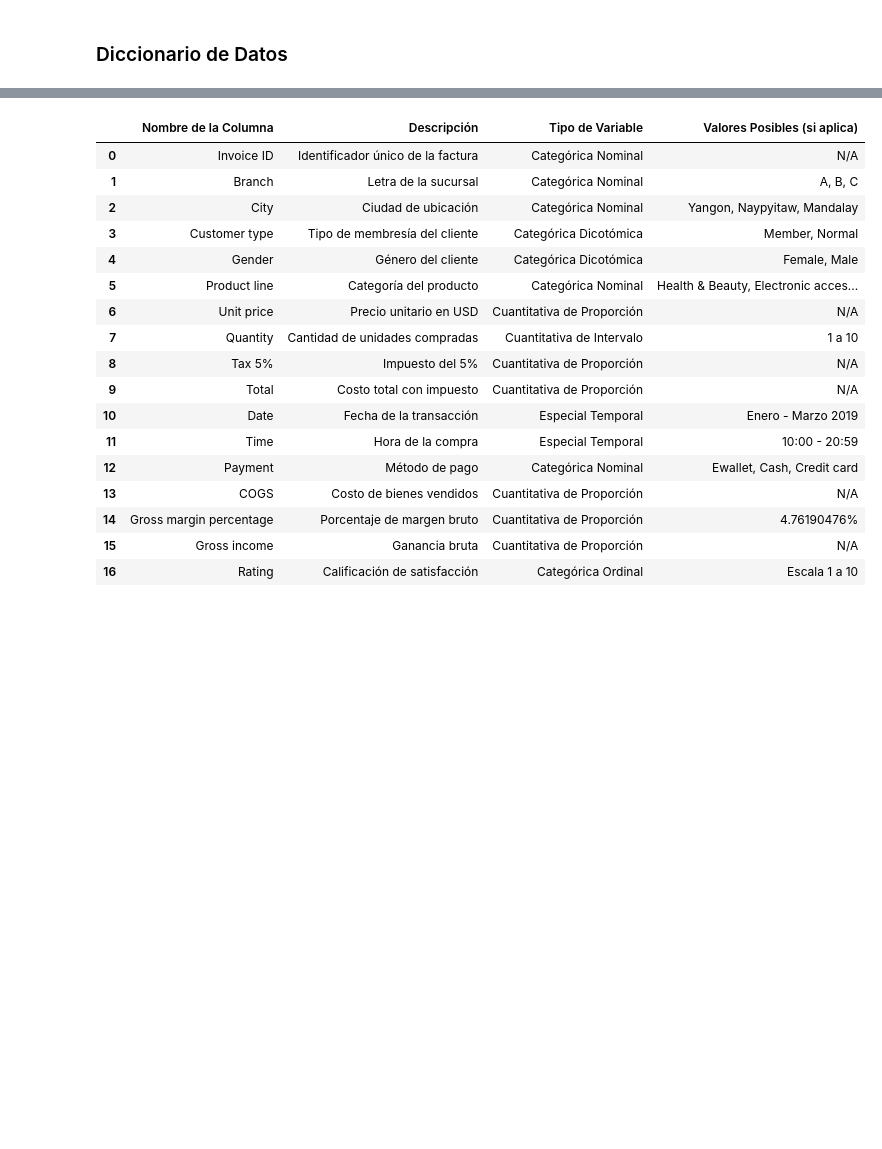
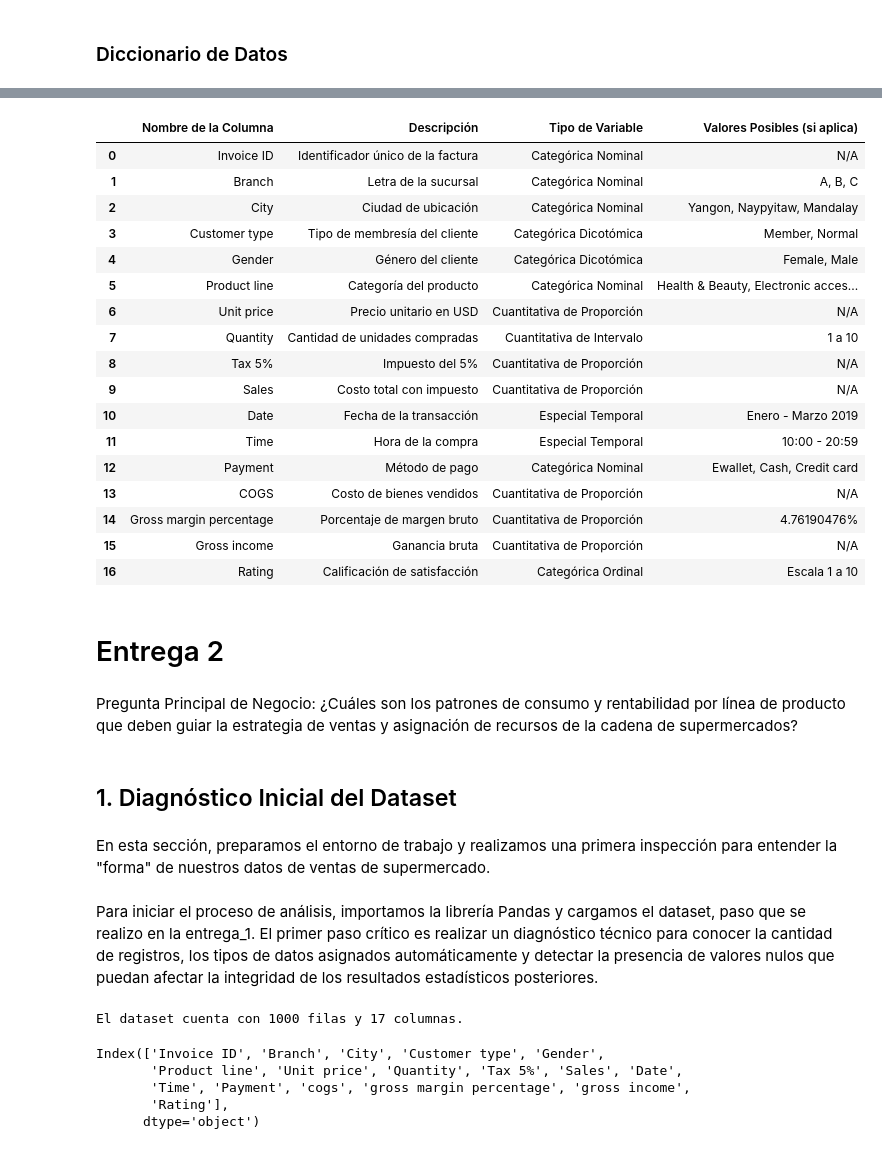
Before and after one commit to DaniGa-Mo/VISUALIZACI-N-Y-AN-LISIS-DE-DATOS-ESTRAT-GICOS-CON-PYTHON, a Jupyter notebook: Daniel_Gallardo_proyecto.ipynb, the cells around one changed output, grey strips where cells are left out. Cells and saved outputs as stored; diff of their text form; code cells hidden in the pictures; blank space fills up the shorter version.

```diff
--- a/Daniel_Gallardo_proyecto.ipynb
+++ b/Daniel_Gallardo_proyecto.ipynb
@@ -88,7 +68,7 @@ memory usage: 132.9+ KB
 data_dict = {
     "Nombre de la Columna": [
         "Invoice ID", "Branch", "City", "Customer type", "Gender",
-        "Product line", "Unit price", "Quantity", "Tax 5%", "Total",
+        "Product line", "Unit price", "Quantity", "Tax 5%", "Sales",
         "Date", "Time", "Payment", "COGS", "Gross margin percentage",
         "Gross income", "Rating"
     ],
@@ -110,34 +90,34 @@ data_dict = {
     ],
     "Valores Posibles (si aplica)": [
         "N/A", "A, B, C", "Yangon, Naypyitaw, Mandalay",
         "Member, Normal", "Female, Male", "Health & Beauty, Electronic accessories, etc.",
         "N/A", "1 a 10", "N/A", "N/A", "Enero - Marzo 2019", "10:00 - 20:59",
         "Ewallet, Cash, Credit card", "N/A", "4.76190476%", "N/A", "Escala 1 a 10"
     ]
 }
 
 diccionario_df = pd.DataFrame(data_dict)
 
 # 2. Aplicar estilo para alinear a la izquierda
 # 'props' define la propiedad CSS 'text-align' como 'left'
 styled_df = diccionario_df.style.set_properties(**{'text-align': 'left'}).set_table_styles([
     dict(selector='th', props=[('text-align', 'left')]) # Esto alinea también los encabezados
 ])
 
 # 3. Mostrar la tabla
 display(styled_df)
 # %% [output]
 |  | Nombre de la Columna | Descripción | Tipo de Variable | Valores Posibles (si aplica) |
 | 0 | Invoice ID | Identificador único de la factura | Categórica Nominal | N/A |
 | 1 | Branch | Letra de la sucursal | Categórica Nominal | A, B, C |
 | 2 | City | Ciudad de ubicación | Categórica Nominal | Yangon, Naypyitaw, Mandalay |
 | 3 | Customer type | Tipo de membresía del cliente | Categórica Dicotómica | Member, Normal |
 | 4 | Gender | Género del cliente | Categórica Dicotómica | Female, Male |
 | 5 | Product line | Categoría del producto | Categórica Nominal | Health & Beauty, Electronic acces... |
 | 6 | Unit price | Precio unitario en USD | Cuantitativa de Proporción | N/A |
 | 7 | Quantity | Cantidad de unidades compradas | Cuantitativa de Intervalo | 1 a 10 |
 | 8 | Tax 5% | Impuesto del 5% | Cuantitativa de Proporción | N/A |
-| 9 | Total | Costo total con impuesto | Cuantitativa de Proporción | N/A |
+| 9 | Sales | Costo total con impuesto | Cuantitativa de Proporción | N/A |
 | 10 | Date | Fecha de la transacción | Especial Temporal | Enero - Marzo 2019 |
 | 11 | Time | Hora de la compra | Especial Temporal | 10:00 - 20:59 |
 | 12 | Payment | Método de pago | Categórica Nominal | Ewallet, Cash, Credit card |
@@ -145,3 +125,28 @@ display(styled_df)
 | 14 | Gross margin percentage | Porcentaje de margen bruto | Cuantitativa de Proporción | 4.76190476% |
 | 15 | Gross income | Ganancia bruta | Cuantitativa de Proporción | N/A |
 | 16 | Rating | Calificación de satisfacción | Categórica Ordinal | Escala 1 a 10 |
+# %% [markdown]
+# Entrega 2
+# %% [markdown]
+Pregunta Principal de Negocio:
+¿Cuáles son los patrones de consumo y rentabilidad por línea de producto que deben guiar la estrategia de ventas y asignación de recursos de la cadena de supermercados?
+# %% [markdown]
+## 1. Diagnóstico Inicial del Dataset
+# %% [markdown]
+En esta sección, preparamos el entorno de trabajo y realizamos una primera inspección para entender la "forma" de nuestros datos de ventas de supermercado.
+# %% [markdown]
+Para iniciar el proceso de análisis, importamos la librería Pandas y cargamos el dataset, paso que se realizo en la entrega_1. El primer paso crítico es realizar un diagnóstico técnico para conocer la cantidad de registros, los tipos de datos asignados automáticamente y detectar la presencia de valores nulos que puedan afectar la integridad de los resultados estadísticos posteriores.
+# %%
+# Visualización de las dimensiones (Filas, Columnas)
+print(f"El dataset cuenta con {df.shape[0]} filas y {df.shape[1]} columnas.")
+# %% [output]
+El dataset cuenta con 1000 filas y 17 columnas.
+# %%
+# .columns | nombre de las columnas del dataset
+df.columns
+# %% [output]
+Index(['Invoice ID', 'Branch', 'City', 'Customer type', 'Gender',
+       'Product line', 'Unit price', 'Quantity', 'Tax 5%', 'Sales', 'Date',
+       'Time', 'Payment', 'cogs', 'gross margin percentage', 'gross income',
+       'Rating'],
+      dtype='object')
```
Also changed, not shown: parts of 30 cells of this notebook.
